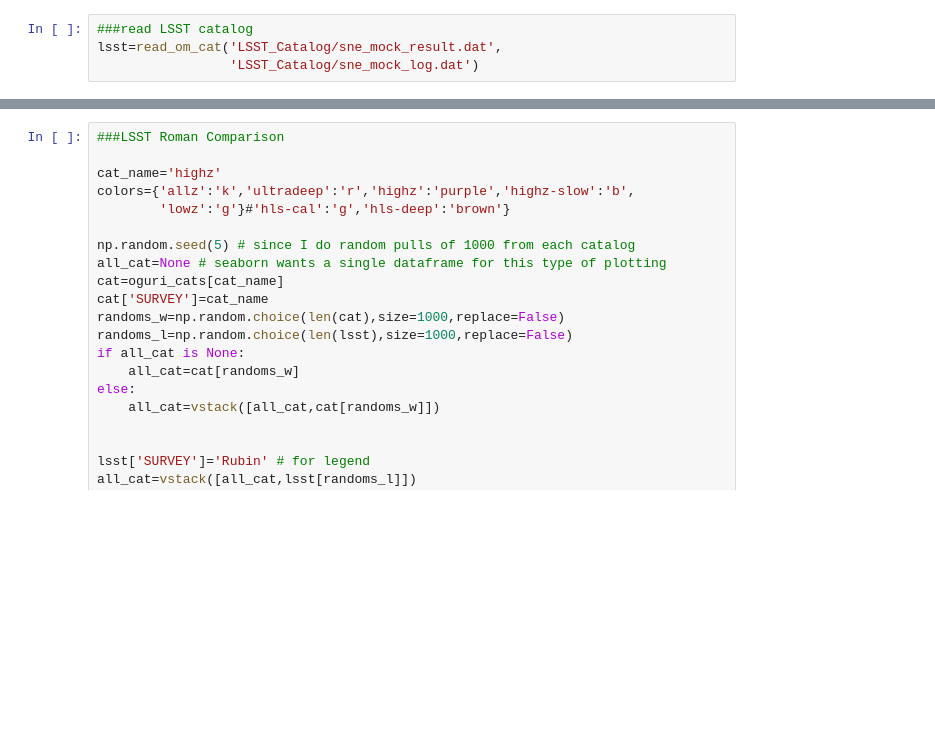
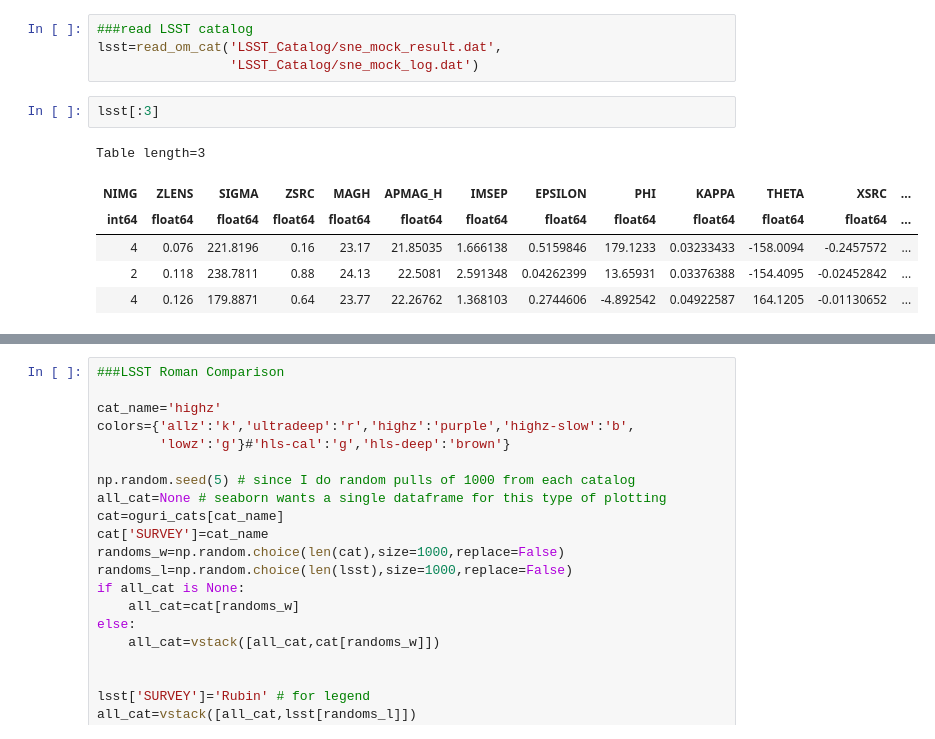
Before and after one commit to gbrammer/mrg0138_supernova, a Jupyter notebook: Analysis/Lensing/Roman_LSST_Catalogs.ipynb, the cells around one changed output, grey strips where cells are left out. Saved outputs shown, nothing was run; the diff lists cells and outputs as text; blank space fills up the shorter version.

```diff
--- a/Analysis/Lensing/Roman_LSST_Catalogs.ipynb
+++ b/Analysis/Lensing/Roman_LSST_Catalogs.ipynb
@@ -152,3 +152,12 @@ dict_keys(['hls-deep', 'lowz_medium', 'lowz_shallow', 'ultradeep', 'lowz', 'allz
 ###read LSST catalog
 lsst=read_om_cat('LSST_Catalog/sne_mock_result.dat',
                  'LSST_Catalog/sne_mock_log.dat')
+# %%
+lsst[:3]
+# %% [output]
+Table length=3
+| NIMG | ZLENS | SIGMA | ZSRC | MAGH | APMAG_H | IMSEP | EPSILON | PHI | KAPPA | THETA | XSRC | ... |
+| int64 | float64 | float64 | float64 | float64 | float64 | float64 | float64 | float64 | float64 | float64 | float64 | ... |
+| 4 | 0.076 | 221.8196 | 0.16 | 23.17 | 21.85035 | 1.666138 | 0.5159846 | 179.1233 | 0.03233433 | -158.0094 | -0.2457572 | ... |
+| 2 | 0.118 | 238.7811 | 0.88 | 24.13 | 22.5081 | 2.591348 | 0.04262399 | 13.65931 | 0.03376388 | -154.4095 | -0.02452842 | ... |
+| 4 | 0.126 | 179.8871 | 0.64 | 23.77 | 22.26762 | 1.368103 | 0.2744606 | -4.892542 | 0.04922587 | 164.1205 | -0.01130652 | ... |
```
Also changed, not shown: parts of 8 cells of this notebook, 1 other file.
